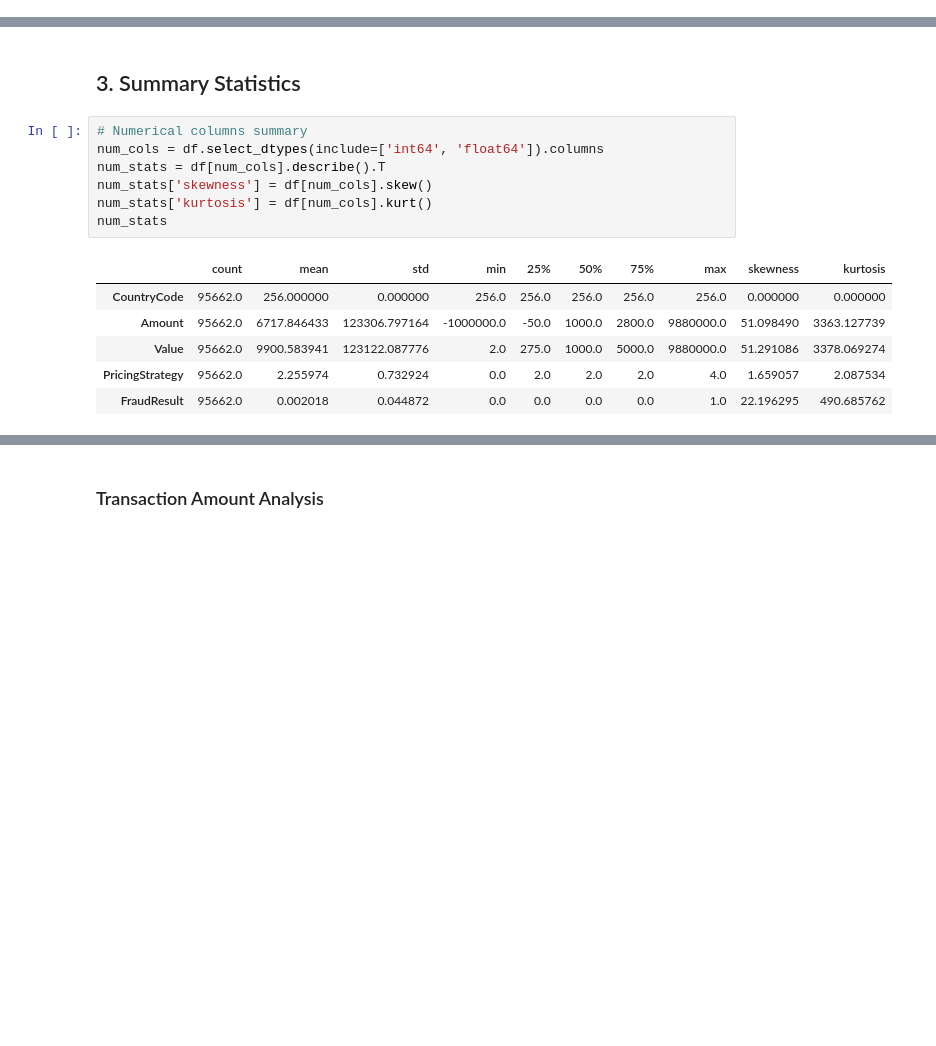
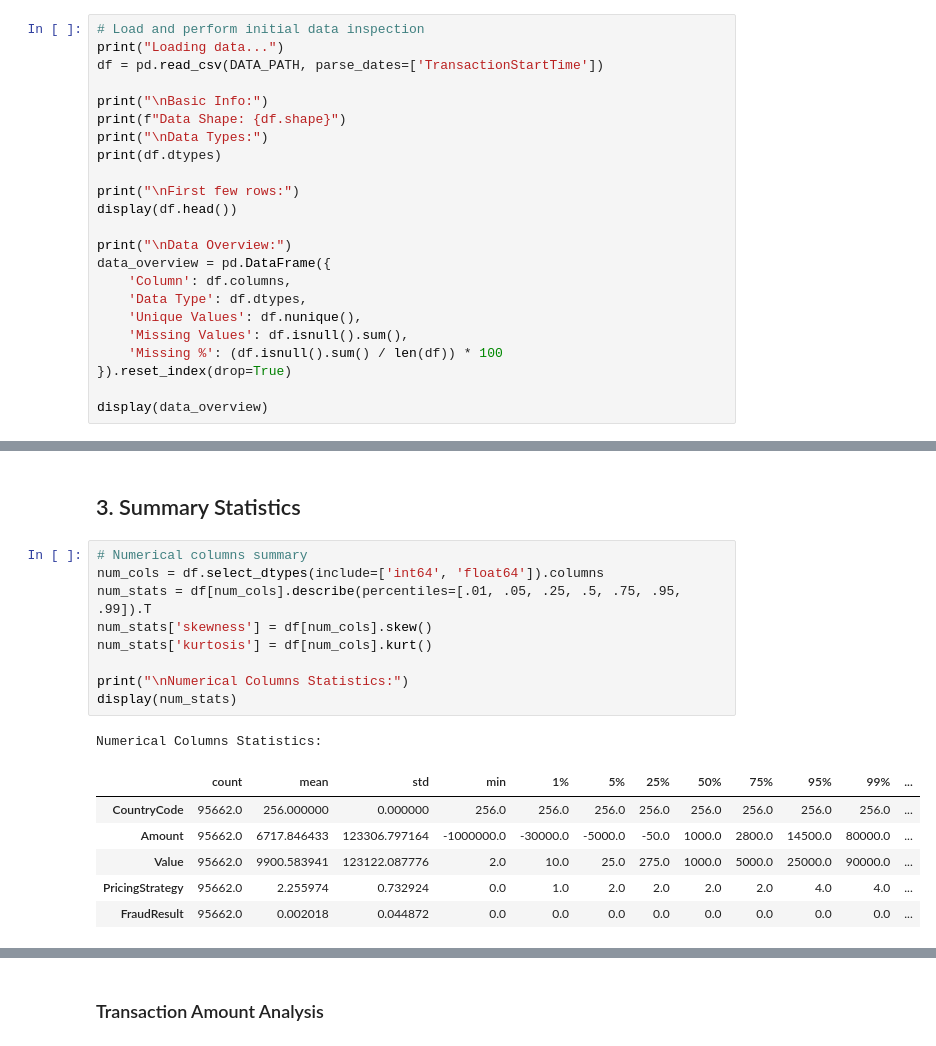
Before and after one commit to yokidans/credit-risk-model, a Jupyter notebook: notebooks/1.0-eda.ipynb, the cells around one changed output, grey strips where cells are left out. Saved outputs shown, nothing was run; the diff lists cells and outputs as text; blank space fills up the shorter version.

```diff
--- a/notebooks/1.0-eda.ipynb
+++ b/notebooks/1.0-eda.ipynb
@@ -65,0 +41,23 @@ dtype: object
+# %%
+# Load and perform initial data inspection
+print("Loading data...")
+df = pd.read_csv(DATA_PATH, parse_dates=['TransactionStartTime'])
+
+print("\nBasic Info:")
+print(f"Data Shape: {df.shape}")
+print("\nData Types:")
+print(df.dtypes)
+
+print("\nFirst few rows:")
+display(df.head())
+
+print("\nData Overview:")
+data_overview = pd.DataFrame({
+    'Column': df.columns,
+    'Data Type': df.dtypes,
+    'Unique Values': df.nunique(),
+    'Missing Values': df.isnull().sum(),
+    'Missing %': (df.isnull().sum() / len(df)) * 100
+}).reset_index(drop=True)
+
+display(data_overview)
@@ -99,17 +135,20 @@ data_overview
 # %%
 # Numerical columns summary
 num_cols = df.select_dtypes(include=['int64', 'float64']).columns
-num_stats = df[num_cols].describe().T
+num_stats = df[num_cols].describe(percentiles=[.01, .05, .25, .5, .75, .95, .99]).T
 num_stats['skewness'] = df[num_cols].skew()
 num_stats['kurtosis'] = df[num_cols].kurt()
-num_stats
+
+print("\nNumerical Columns Statistics:")
+display(num_stats)
 # %% [output]
+Numerical Columns Statistics:
-|  | count | mean | std | min | 25% | 50% | 75% | max | skewness | kurtosis |
-| CountryCode | 95662.0 | 256.000000 | 0.000000 | 256.0 | 256.0 | 256.0 | 256.0 | 256.0 | 0.000000 | 0.000000 |
-| Amount | 95662.0 | 6717.846433 | 123306.797164 | -1000000.0 | -50.0 | 1000.0 | 2800.0 | 9880000.0 | 51.098490 | 3363.127739 |
-| Value | 95662.0 | 9900.583941 | 123122.087776 | 2.0 | 275.0 | 1000.0 | 5000.0 | 9880000.0 | 51.291086 | 3378.069274 |
-| PricingStrategy | 95662.0 | 2.255974 | 0.732924 | 0.0 | 2.0 | 2.0 | 2.0 | 4.0 | 1.659057 | 2.087534 |
-| FraudResult | 95662.0 | 0.002018 | 0.044872 | 0.0 | 0.0 | 0.0 | 0.0 | 1.0 | 22.196295 | 490.685762 |
+|  | count | mean | std | min | 1% | 5% | 25% | 50% | 75% | 95% | 99% | ... |
+| CountryCode | 95662.0 | 256.000000 | 0.000000 | 256.0 | 256.0 | 256.0 | 256.0 | 256.0 | 256.0 | 256.0 | 256.0 | ... |
+| Amount | 95662.0 | 6717.846433 | 123306.797164 | -1000000.0 | -30000.0 | -5000.0 | -50.0 | 1000.0 | 2800.0 | 14500.0 | 80000.0 | ... |
+| Value | 95662.0 | 9900.583941 | 123122.087776 | 2.0 | 10.0 | 25.0 | 275.0 | 1000.0 | 5000.0 | 25000.0 | 90000.0 | ... |
+| PricingStrategy | 95662.0 | 2.255974 | 0.732924 | 0.0 | 1.0 | 2.0 | 2.0 | 2.0 | 2.0 | 4.0 | 4.0 | ... |
+| FraudResult | 95662.0 | 0.002018 | 0.044872 | 0.0 | 0.0 | 0.0 | 0.0 | 0.0 | 0.0 | 0.0 | 0.0 | ... |
 # %%
 # Categorical columns summary
 cat_cols = df.select_dtypes(include=['object', 'category']).columns
```
Also changed, not shown: parts of 36 cells of this notebook.
